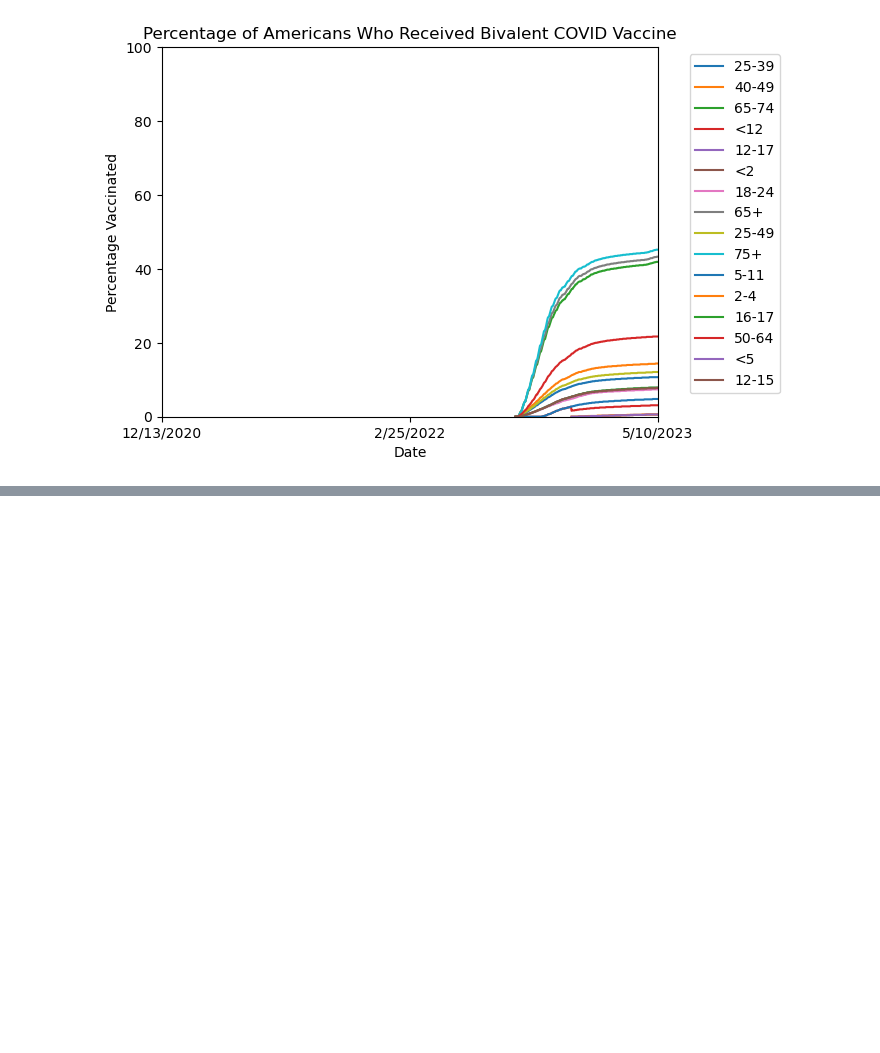
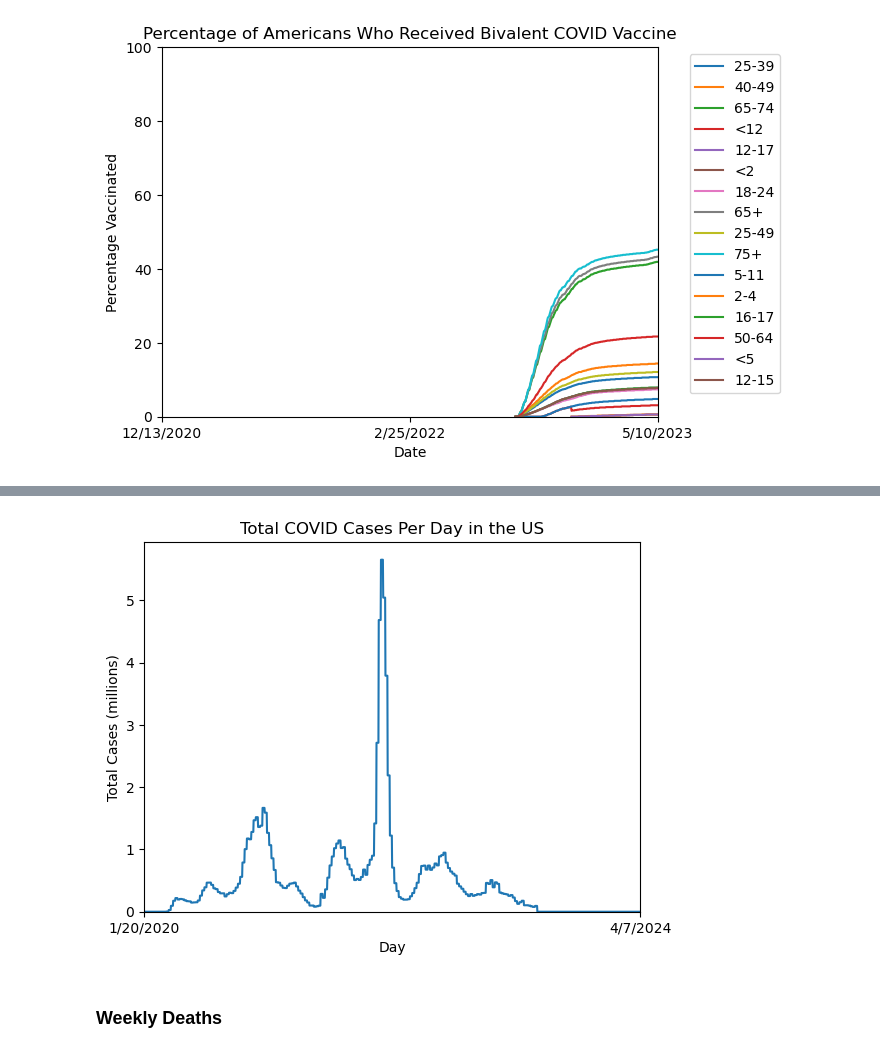
Before and after one commit to mbyers31/CMMID-project, a Jupyter notebook: code/load_data.ipynb, the cells around one changed output, grey strips where cells are left out. Drawn from its saved outputs; the diff is of its cells as text; code cells hidden in the pictures; blank space fills up the shorter version.

```diff
--- a/code/load_data.ipynb
+++ b/code/load_data.ipynb
@@ -174,0 +251,4 @@ plot_data(bivalent_dose_arr, demographic_names, 'Bivalent COVID Vaccine')
+# %%
+#from website: date ranges for data
+first_day = '1/20/2020'
+last_day = '4/7/2024'
@@ -174,0 +257,12 @@ plot_data(bivalent_dose_arr, demographic_names, 'Bivalent COVID Vaccine')
+# %%
+filename = 'weekly_cases.csv'
+filepath = f'../data/{filename}'
+cases_df = pd.read_csv(filepath)
+# %%
+#drop all NaNs and only look at USA
+cases_df = cases_df.fillna(0.0)
+cases_df = cases_df[['United States']]
+print(cases_df.head())
+#turn dataframe into an array
+cases_arr = cases_df.values
+print(cases_arr.shape)
@@ -174,0 +277,16 @@ plot_data(bivalent_dose_arr, demographic_names, 'Bivalent COVID Vaccine')
+# %%
+days = [i for i in range(cases_arr.shape[0])]
+cases_per_million = cases_arr / 1e6
+
+plt.plot(days, cases_per_million)
+plt.xlim([0, days[-1]])
+plt.ylim([0, np.max(cases_per_million) + .05 * np.max(cases_per_million)])
+plt.xticks([0, days[-1]], [first_day, last_day])
+plt.xlabel('Day')
+plt.ylabel('Total Cases (millions)')
+plt.title('Total COVID Cases Per Day in the US')
+plt.show()
+# %% [output]
+[figure, added]
+# %% [markdown]
+### Weekly Deaths
```
Also changed, not shown: parts of 12 cells of this notebook.
